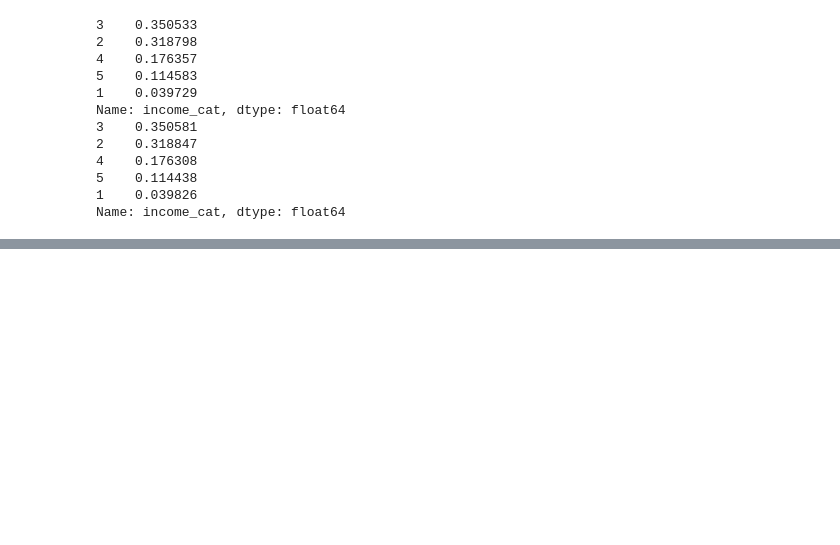
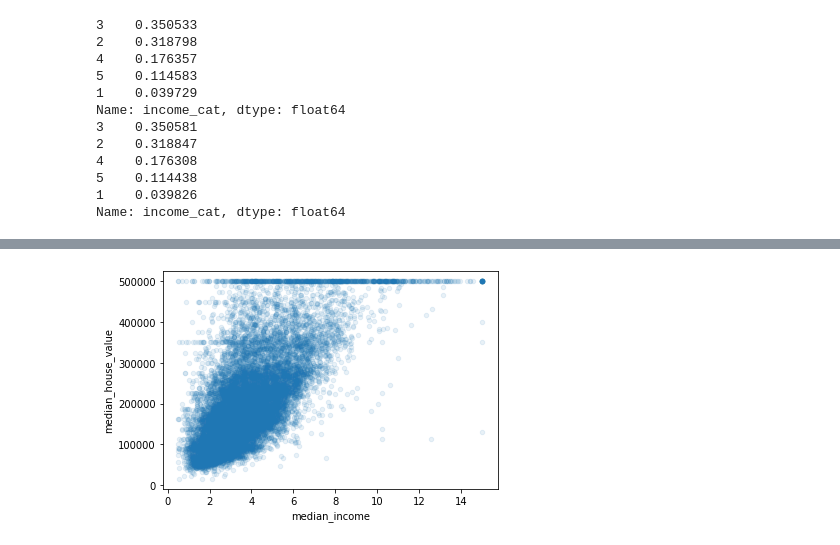
Before and after one commit to whosxavierwu/handson-ml2, a Jupyter notebook: ipynb/chap1.ipynb, the cells around one changed output, grey strips where cells are left out. Saved outputs shown, nothing was run; the diff lists cells and outputs as text; code cells hidden in the pictures; blank space fills up the shorter version.

```diff
--- a/ipynb/chap1.ipynb
+++ b/ipynb/chap1.ipynb
@@ -132,0 +144,10 @@ Name: income_cat, dtype: float64
+# %%
+df_housing.plot(
+    kind="scatter",
+    x = "median_income",
+    y = "median_house_value",
+    alpha = 0.1
+)
+plt.show()
+# %% [output]
+[figure, added]
```
Also changed, not shown: parts of 11 cells of this notebook.
